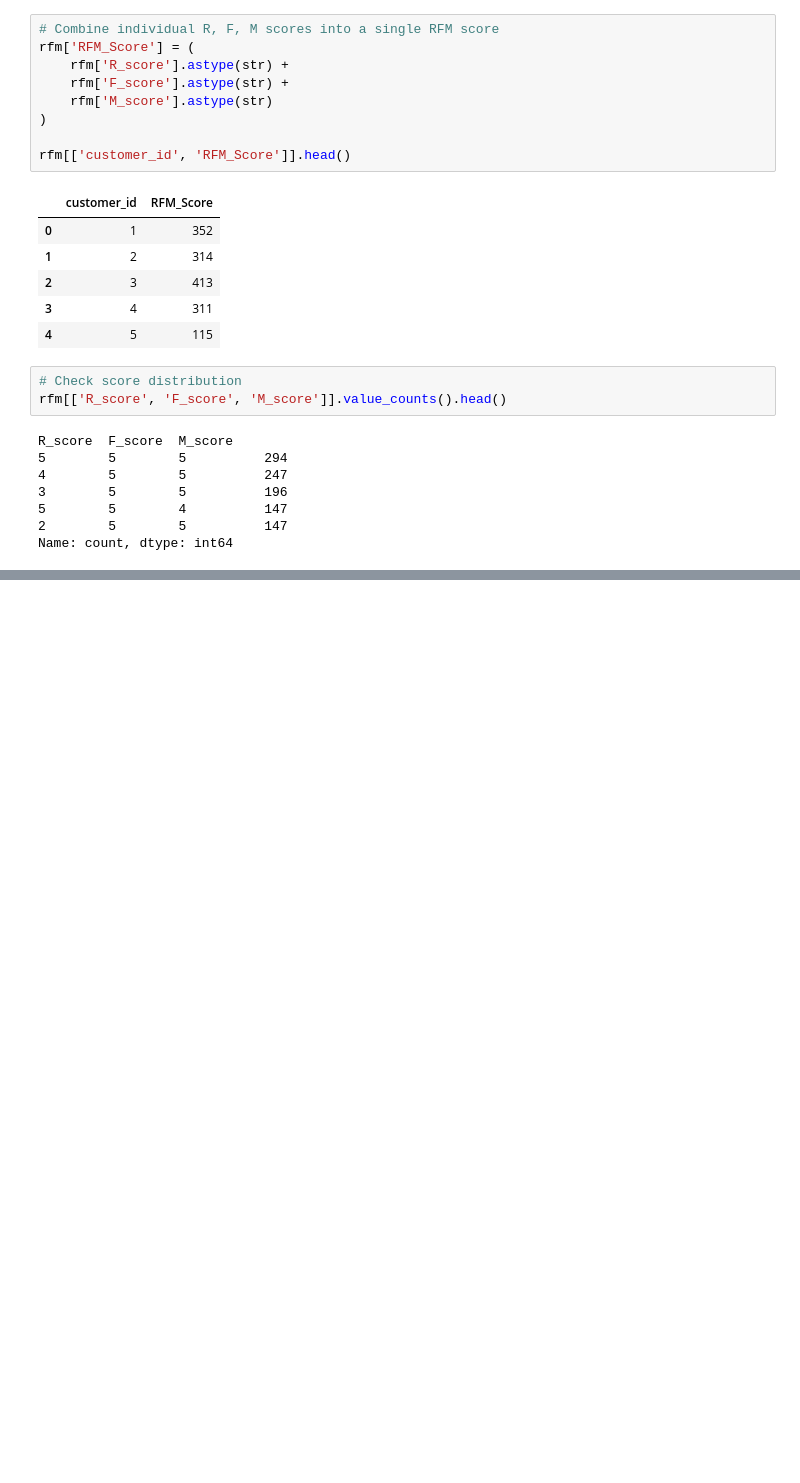
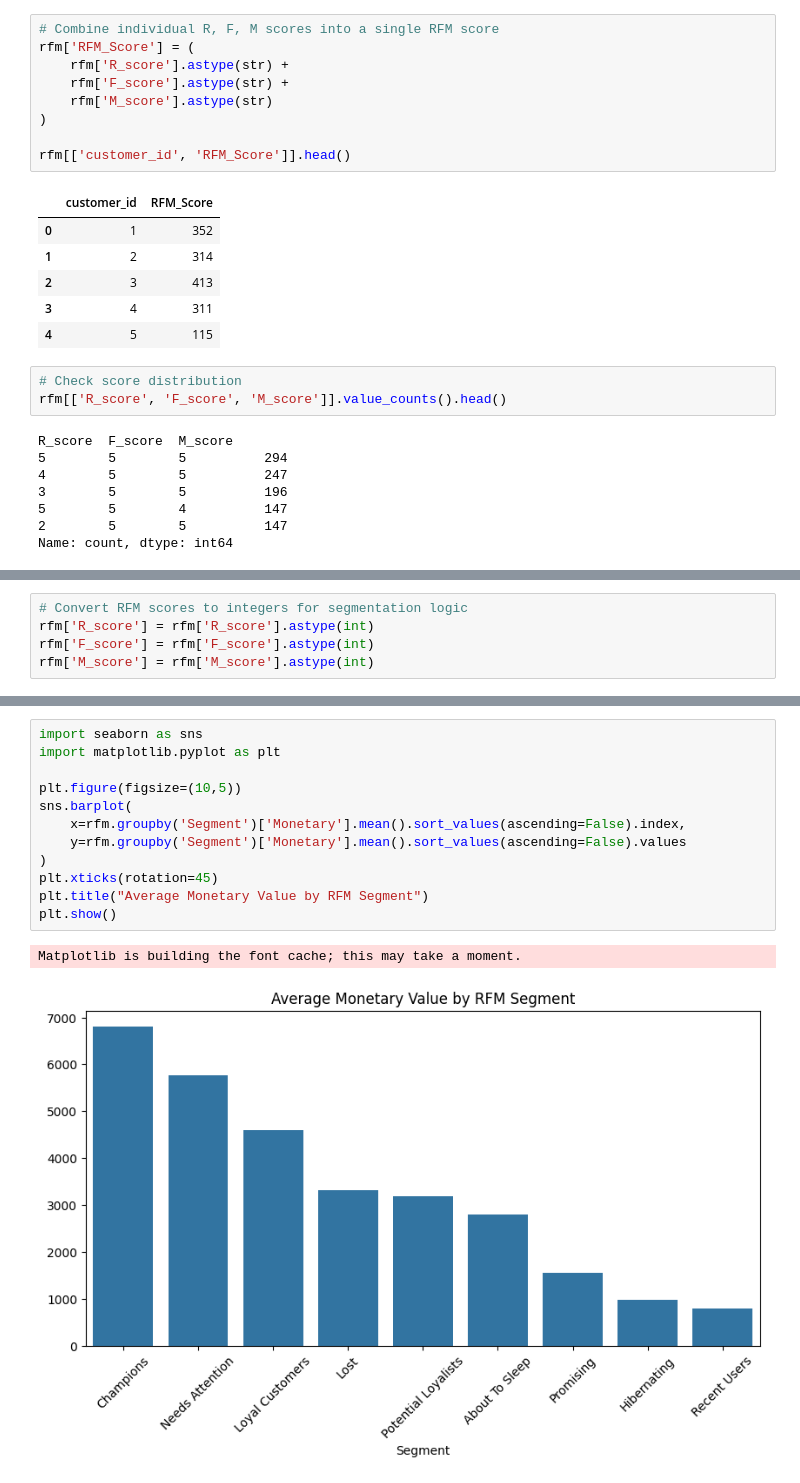
Before and after one commit to tsai143/online-shop-2024-analysis, a Jupyter notebook: python/notebooks/02_rfm_analysis.ipynb, the cells around one changed output, grey strips where cells are left out. Cells and saved outputs as stored; diff of their text form; blank space fills up the shorter version.

```diff
--- a/python/notebooks/02_rfm_analysis.ipynb
+++ b/python/notebooks/02_rfm_analysis.ipynb
@@ -201,0 +221,5 @@ Name: count, dtype: int64
+# %%
+# Convert RFM scores to integers for segmentation logic
+rfm['R_score'] = rfm['R_score'].astype(int)
+rfm['F_score'] = rfm['F_score'].astype(int)
+rfm['M_score'] = rfm['M_score'].astype(int)
@@ -201,0 +312,15 @@ Name: count, dtype: int64
+# %%
+import seaborn as sns
+import matplotlib.pyplot as plt
+
+plt.figure(figsize=(10,5))
+sns.barplot(
+    x=rfm.groupby('Segment')['Monetary'].mean().sort_values(ascending=False).index,
+    y=rfm.groupby('Segment')['Monetary'].mean().sort_values(ascending=False).values
+)
+plt.xticks(rotation=45)
+plt.title("Average Monetary Value by RFM Segment")
+plt.show()
+# %% [output]
+Matplotlib is building the font cache; this may take a moment.
+[figure, added]
```
Also changed, not shown: parts of 6 cells of this notebook, 2 other files.
